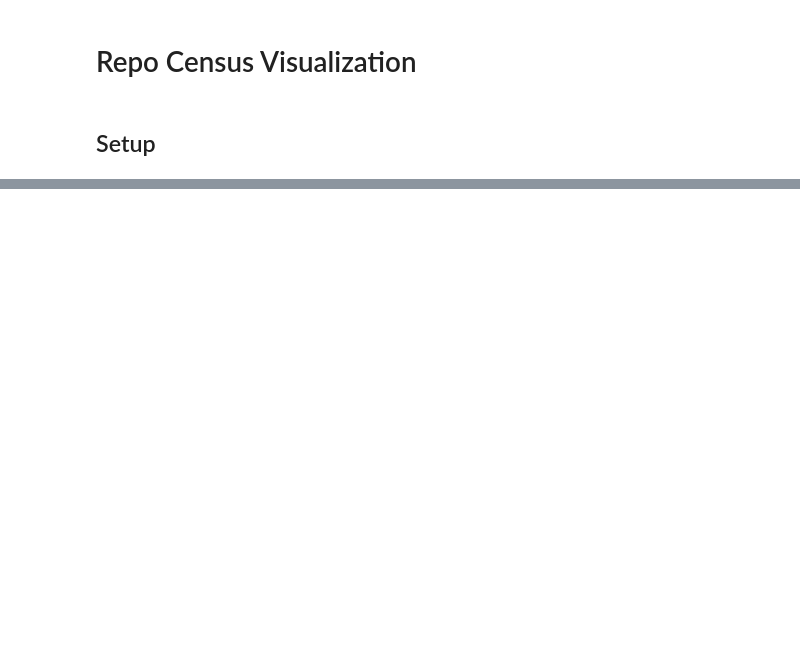
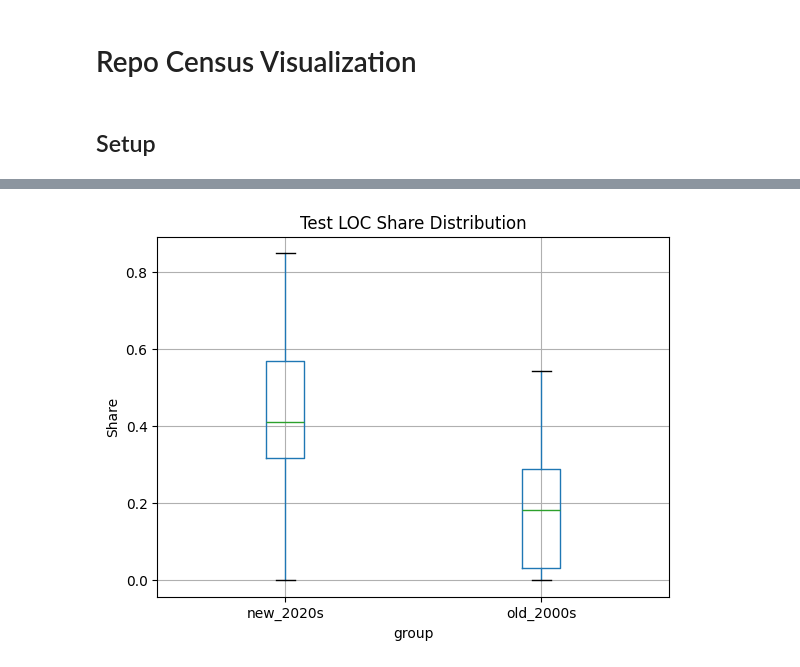
Before and after one commit to mikegaravani/py-comment-evolution, a Jupyter notebook: scripts/repo-census/visualization.ipynb, the cells around one changed output, grey strips where cells are left out. Cells and saved outputs as stored; diff of their text form; code cells hidden in the pictures; blank space fills up the shorter version.

```diff
--- a/scripts/repo-census/visualization.ipynb
+++ b/scripts/repo-census/visualization.ipynb
@@ -71,0 +319,10 @@ plt.show()
+# %%
+df["test_loc_share"] = df["loc_py_tests"] / df["loc_total_py"]
+
+df.boxplot(column="test_loc_share", by="group")
+plt.title("Test LOC Share Distribution")
+plt.suptitle("")
+plt.ylabel("Share")
+plt.show()
+# %% [output]
+[figure, added]
```
Also changed, not shown: parts of 10 cells of this notebook, 2 other files.
